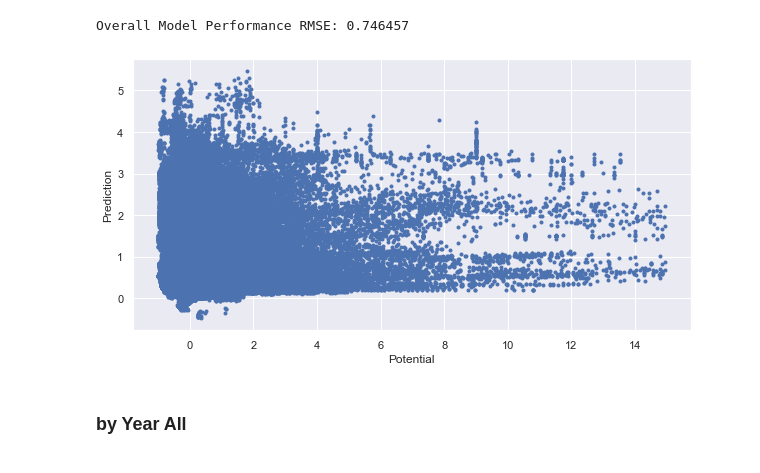
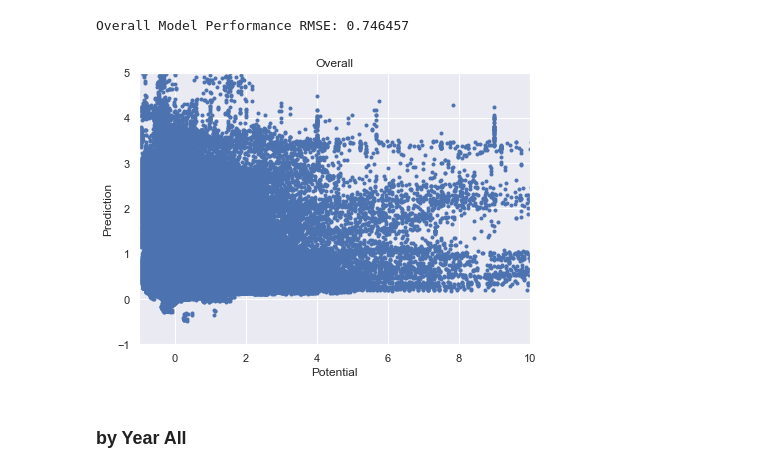
Before and after one commit to HansjoergW/bfh_mt_hs2020_robo_advisor, a Jupyter notebook: 04_train_with_more_companies.ipynb, the cells around one changed output. Saved outputs shown, nothing was run; the diff lists cells and outputs as text; code cells hidden in the pictures.

```diff
--- a/04_train_with_more_companies.ipynb
+++ b/04_train_with_more_companies.ipynb
@@ -277,17 +314,10 @@ df_predicted_pd=df_predicted_pd[df_predicted_pd.r_potential<15]
 print("Overall Model Performance RMSE: %f" % calc_rsme(df_predicted_pd))
 # %% [output]
 Overall Model Performance RMSE: 0.746457
-# %%
-f, ax = plt.subplots(figsize=(10,5))
-
-plt.plot(df_predicted_pd.r_potential, df_predicted_pd.prediction,'b.')
-
-plt.xlabel('Potential')
-plt.ylabel('Prediction')
-
-plt.show()
-# %% [output]
-[figure, removed]
+# %%
+draw_scatter([df_predicted_pd],['Overall'])
+# %% [output]
+[figure, added]
 # %% [markdown]
 ### by Year All
 # %%
```
Also changed, not shown: parts of 29 cells of this notebook.
